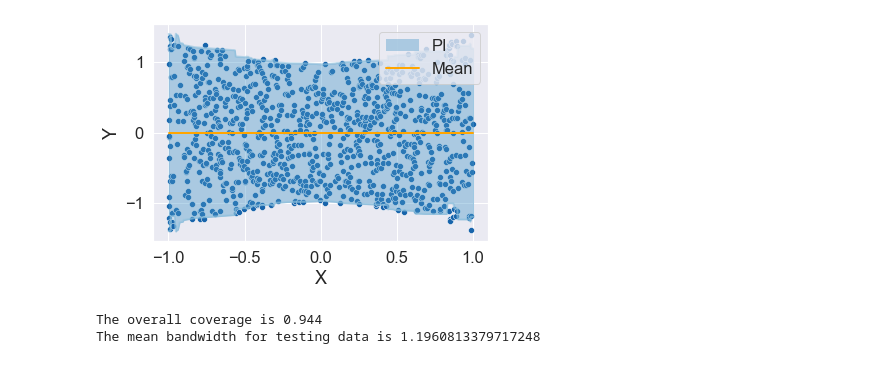
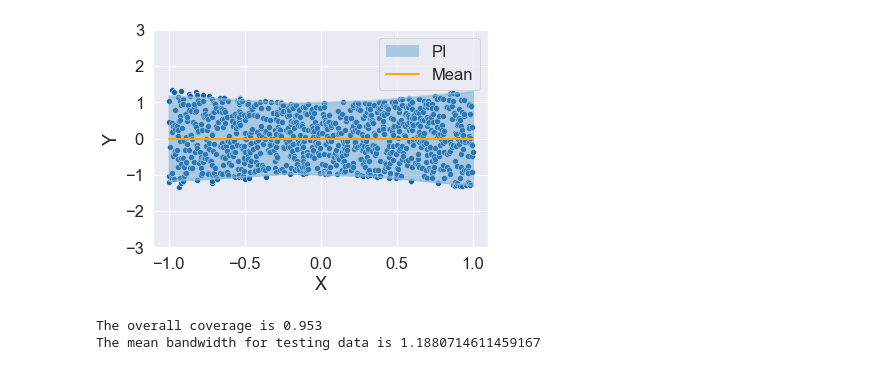
Before and after one commit to JiaweiGe0416/PI, a Jupyter notebook: Simulation.ipynb, the cells around one changed output. Drawn from its saved outputs; the diff is of its cells as text; code cells hidden in the pictures.

Commit message:
fix randomness

```diff
--- a/Simulation.ipynb
+++ b/Simulation.ipynb
@@ -330,7 +339,7 @@ def solve_opt(X_opt,Y_opt, M_opt, M_adj, M_t, X_adj, X_t,
         return V_adj, V_t
 # %%
 # Interval adjustment
-def interval_adj(X_adj,Y_adj,M_adj,V_adj,alpha, stepsize=0.01,eps=0):
+def interval_adj(X_adj,Y_adj,M_adj,V_adj,alpha, stepsize=0.001,eps=0):
     # (X_adj,Y_adj): data used to adjust the interval
     # M_adj: mean estimator m(X_adj)
     # V_adj: variance estimator for 100% coverage f(X_adj)
@@ -352,7 +361,7 @@ def interval_adj(X_adj,Y_adj,M_adj,V_adj,alpha, stepsize=0.01,eps=0):
     return delta
 # %%
 # Plot the results
-def my_plot(X_t,Y_t,M_t,V_t):
+def my_plot(X_t,Y_t,M_t,V_t,ylim):
     # (X_t,Y_t): test data
     # M_t: mean estimator m(X_t)
     # V_t: variance estimator f(X_t)
@@ -379,6 +388,7 @@ def my_plot(X_t,Y_t,M_t,V_t):
 #    plt.plot(X_sort, mean, color=palette[3], linewidth=2, label="Mean")
     plt.xlabel("X")
     plt.ylabel("Y")
+    plt.ylim(ylim)
     legend_elements = [
     patches.Rectangle((0, 0), 1, 1, lw=0, color=palette[1], alpha=0.4, label="PI"),
     lines.Line2D([0], [0], color='orange', lw=2, label="Mean")]
@@ -394,21 +404,29 @@ def my_plot(X_t,Y_t,M_t,V_t):
 # Test 1 (known mean case: m_0=0)
 
 # Generate i.i.d data
+np.random.seed(5)
 n_pre = 1000
-X_pre = np.random.uniform(-1, 1, n_pre).reshape(-1, 1)
-Y_pre = np.sqrt(1+np.power(X_pre, 2))  * np.random.uniform(-1, 1, n_pre).reshape(-1, 1)
+n_opt = 100
+n_adj = 100
+n_t = 1000
+n = n_pre+n_opt+n_adj+n_t
 
-n_opt = 100
-X_opt = np.random.uniform(-1, 1, n_opt).reshape(-1, 1)
-Y_opt = np.sqrt(1+np.power(X_opt, 2))  * np.random.uniform(-1, 1, n_opt).reshape(-1, 1)
+X = np.random.uniform(-1, 1, n).reshape(-1, 1)
+Y = np.sqrt(1+np.power(X, 2))  * np.random.uniform(-1, 1, n).reshape(-1, 1)
 
-n_adj = 100
-X_adj = np.random.uniform(-1, 1, n_adj).reshape(-1, 1)
-Y_adj = np.sqrt(1+np.power(X_adj, 2))  * np.random.uniform(-1, 1, n_adj).reshape(-1, 1)
+X_pre = X[0:n_pre,:].reshape(-1, 1)
+Y_pre = Y[0:n_pre,:].reshape(-1, 1)
 
-n_t = 1000
-X_t = np.random.uniform(-1, 1, n_t).reshape(-1, 1)
-Y_t = np.sqrt(1+np.power(X_t, 2))  * np.random.uniform(-1, 1, n_t).reshape(-1, 1)
+X_opt = X[n_pre:n_pre+n_opt,:].reshape(-1, 1)
+Y_opt = Y[n_pre:n_pre+n_opt,:].reshape(-1, 1)
+
+X_adj = X[n_pre+n_opt:n_pre+n_opt+n_adj,:].reshape(-1, 1)
+Y_adj = Y[n_pre+n_opt:n_pre+n_opt+n_adj,:].reshape(-1, 1)
+
+
+X_t = X[n_pre+n_opt+n_adj:,:].reshape(-1, 1)
+Y_t = Y[n_pre+n_opt+n_adj:,:].reshape(-1, 1)
+
 
 # Obtain mean estimator
 known_mean = "True"
@@ -421,37 +439,37 @@ else:
     mdoel, M_opt, M_adj, M_t = mean_est(est_type,X_pre,Y_pre,X_opt,X_adj,X_t)
 
 # Obtain quantile estimators
 quantile = [0.8,0.85,0.9,0.95]
 m1,Q1_opt,Q1_adj,Q1_t = est_quantile("NN1",quantile[0],X_pre,Y_pre,X_opt,X_adj,X_t)
 m2,Q2_opt,Q2_adj,Q2_t = est_quantile("NN2",quantile[1],X_pre,Y_pre,X_opt,X_adj,X_t)
 m3,Q3_opt,Q3_adj,Q3_t = est_quantile("qrf",quantile[2],X_pre,Y_pre,X_opt,X_adj,X_t)
 m4,Q4_opt,Q4_adj,Q4_t = est_quantile("gb",quantile[3],X_pre,Y_pre,X_opt,X_adj,X_t)
 
 # construct estimator matrix
 E_opt = np.hstack(((Q1_opt-M_opt)**2, (Q2_opt-M_opt)**2, (Q3_opt-M_opt)**2, (Q4_opt-M_opt)**2))
 E_opt = E_opt.T
 E_adj = np.hstack(((Q1_adj-M_adj)**2, (Q2_adj-M_adj)**2, (Q3_adj-M_adj)**2, (Q4_adj-M_adj)**2))
 E_adj = E_adj.T
 E_t = np.hstack(((Q1_t-M_t)**2, (Q2_t-M_t)**2, (Q3_t-M_t)**2, (Q4_t-M_t)**2))
 E_t = E_t.T
 
 # solve optimization problem
 
 V100_adj, V100_t = solve_opt(X_opt,Y_opt, M_opt, M_adj, M_t, X_adj, X_t, "aug", E_opt, E_adj, E_t)
 #V100_adj, V100_t = solve_opt(X_opt,Y_opt, M_opt, M_adj, M_t, X_adj, X_t, "rkhs_poly", degree = 3)
 #V100_adj, V100_t = solve_opt(X_opt,Y_opt, M_opt, M_adj, M_t, X_adj, X_t, "rkhs_rbf", sigma = 1)
 
 # adjust interval
 alpha = 0.05
 delta = interval_adj(X_adj,Y_adj,M_adj,V100_adj,alpha)
 
 # plot
 V_alpha_t = delta*V100_t
-my_plot(X_t,Y_t,M_t,V_alpha_t)
+my_plot(X_t,Y_t,M_t,V_alpha_t,[-3,3])
 # %% [output]
-[figure, old version]
+[figure, new version]
-The overall coverage is 0.944
-The mean bandwidth for testing data is 1.1960813379717248
+The overall coverage is 0.953
+The mean bandwidth for testing data is 1.1880714611459167
 # %%
 # Test 2 (unknown mean case)
 
```
Also changed, not shown: parts of 5 cells of this notebook, 23 other files.
